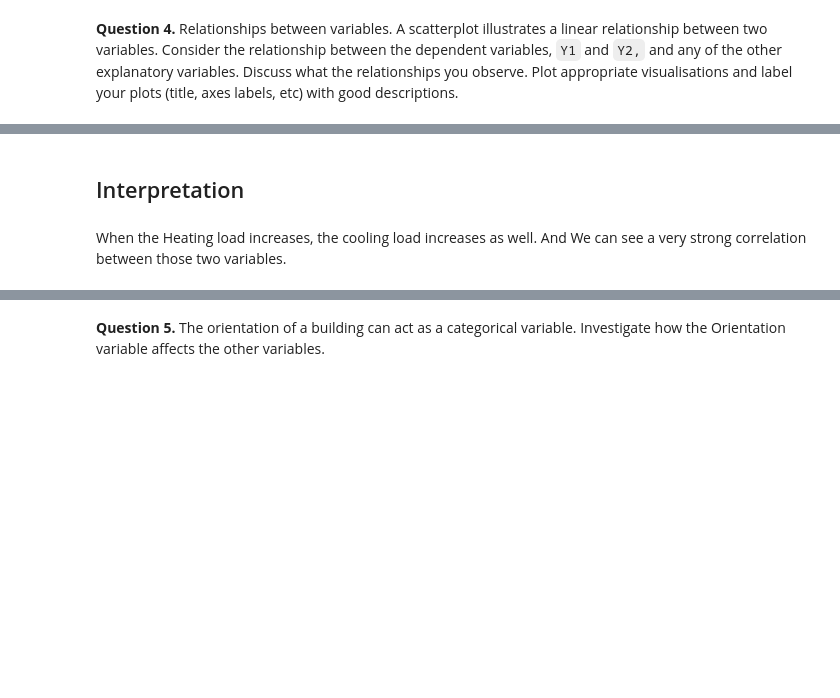
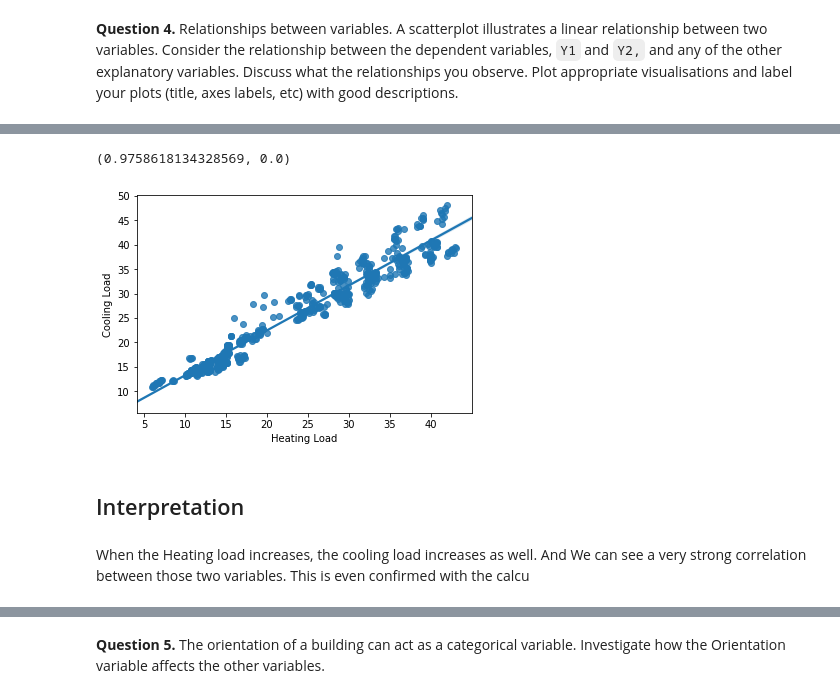
Before and after one commit to Michy01/AIIP_DAV_Visualization-2020, a Jupyter notebook: dav_05_notebook_assessment.ipynb, the cells around one changed output, grey strips where cells are left out. Saved outputs shown, nothing was run; the diff lists cells and outputs as text; code cells hidden in the pictures; blank space fills up the shorter version.

```diff
--- a/dav_05_notebook_assessment.ipynb
+++ b/dav_05_notebook_assessment.ipynb
@@ -312,7 +312,14 @@ sns.relplot(x="Heating Load", y="Cooling Load", data=data, kind="scatter");
+# %%
+import scipy.stats as stats
+sns.regplot(data['Heating Load'], data['Cooling Load'])
+stats.pearsonr(data['Heating Load'], data['Cooling Load'])
+# %% [output]
+(0.9758618134328569, 0.0)
+[figure, added]
 # %% [markdown]
 ## Interpretation
 # %% [markdown]
-When the Heating load increases, the cooling load increases as well. And We can see a very strong correlation between those two variables.
+When the Heating load increases, the cooling load increases as well. And We can see a very strong correlation between those two variables. This is even confirmed with the calcu
 # %%
 # We are going redo the same thing with matplotlib set label of axes
 plt.xlabel('Heating Load')
```
Also changed, not shown: parts of 4 cells of this notebook.
